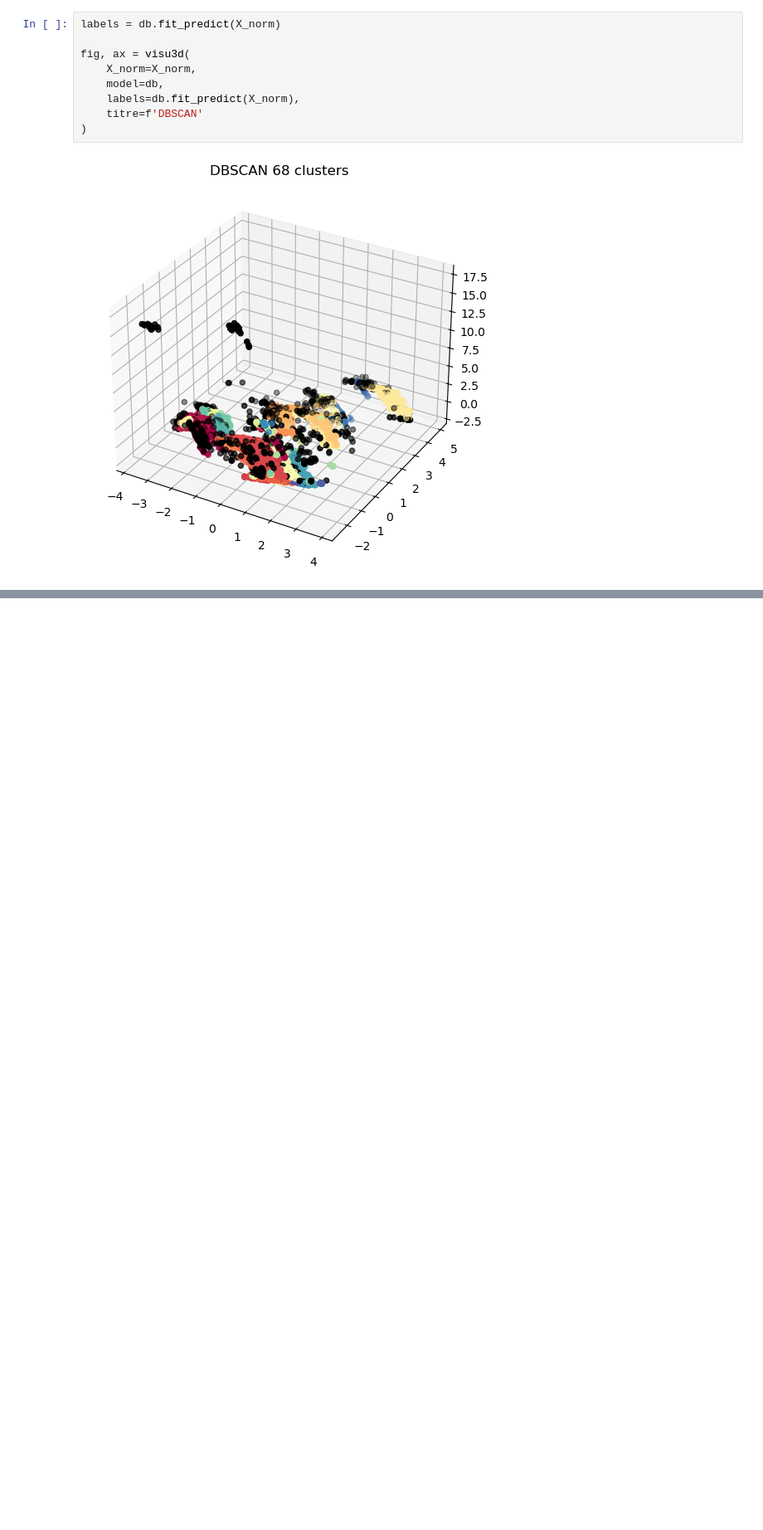
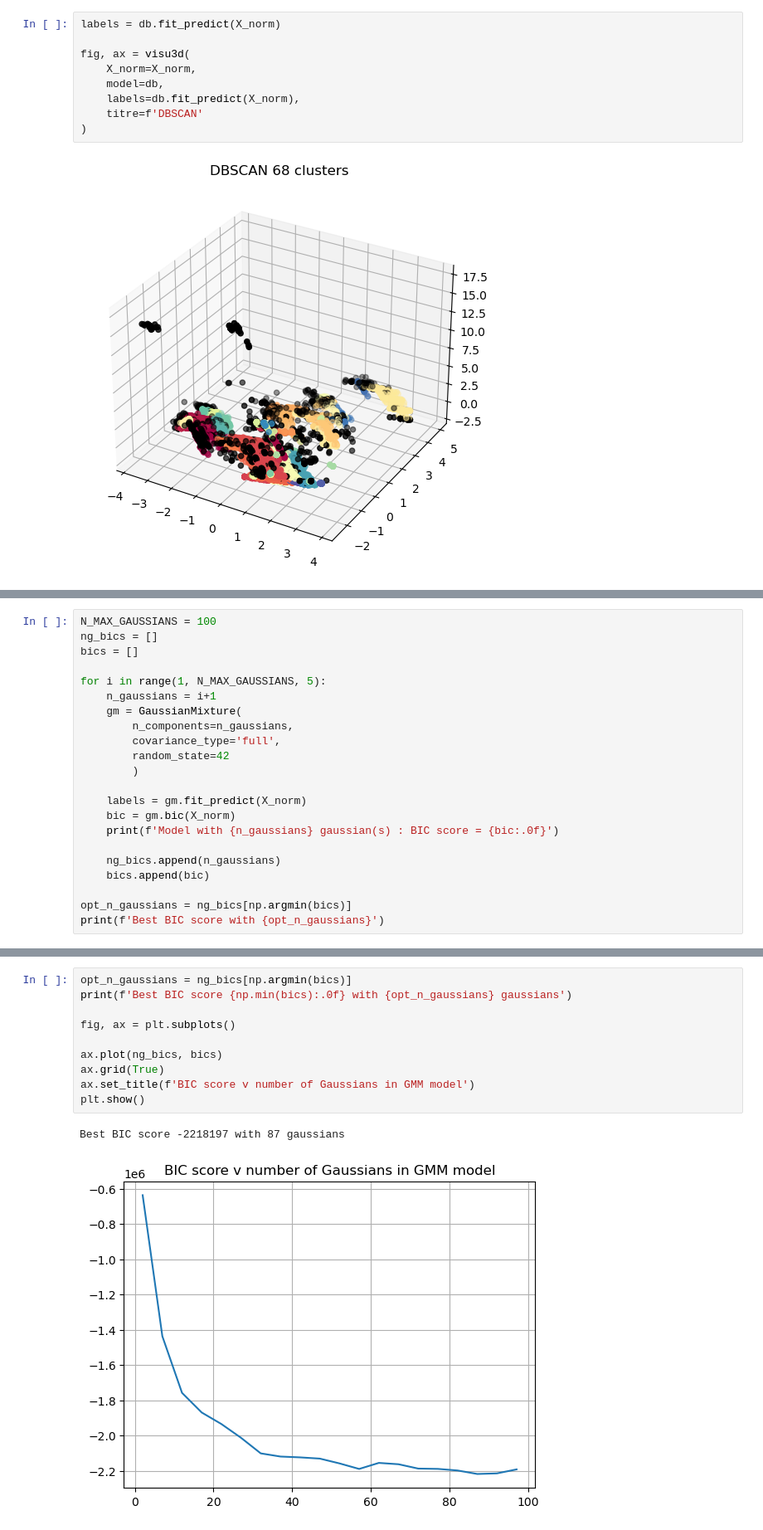
Before and after one commit to BenjaminDeporte/Cyber, a Jupyter notebook: code/unsupervised_learning.ipynb, the cells around one changed output, grey strips where cells are left out. Shown at 83% size. Saved outputs shown, nothing was run; the diff lists cells and outputs as text; blank space fills up the shorter version.

```diff
--- a/code/unsupervised_learning.ipynb
+++ b/code/unsupervised_learning.ipynb
@@ -423,0 +429,22 @@ fig, ax = visu3d(
+# %%
+N_MAX_GAUSSIANS = 100
+ng_bics = []
+bics = []
+
+for i in range(1, N_MAX_GAUSSIANS, 5):
+    n_gaussians = i+1
+    gm = GaussianMixture(
+        n_components=n_gaussians,
+        covariance_type='full',
+        random_state=42
+        )
+
+    labels = gm.fit_predict(X_norm)
+    bic = gm.bic(X_norm)
+    print(f'Model with {n_gaussians} gaussian(s) : BIC score = {bic:.0f}')
+
+    ng_bics.append(n_gaussians)
+    bics.append(bic)
+
+opt_n_gaussians = ng_bics[np.argmin(bics)]
+print(f'Best BIC score with {opt_n_gaussians}')
@@ -423,0 +469,13 @@ fig, ax = visu3d(
+# %%
+opt_n_gaussians = ng_bics[np.argmin(bics)]
+print(f'Best BIC score {np.min(bics):.0f} with {opt_n_gaussians} gaussians')
+
+fig, ax = plt.subplots()
+
+ax.plot(ng_bics, bics)
+ax.grid(True)
+ax.set_title(f'BIC score v number of Gaussians in GMM model')
+plt.show()
+# %% [output]
+Best BIC score -2218197 with 87 gaussians
+[figure, added]
```
Also changed, not shown: parts of 7 cells of this notebook.
